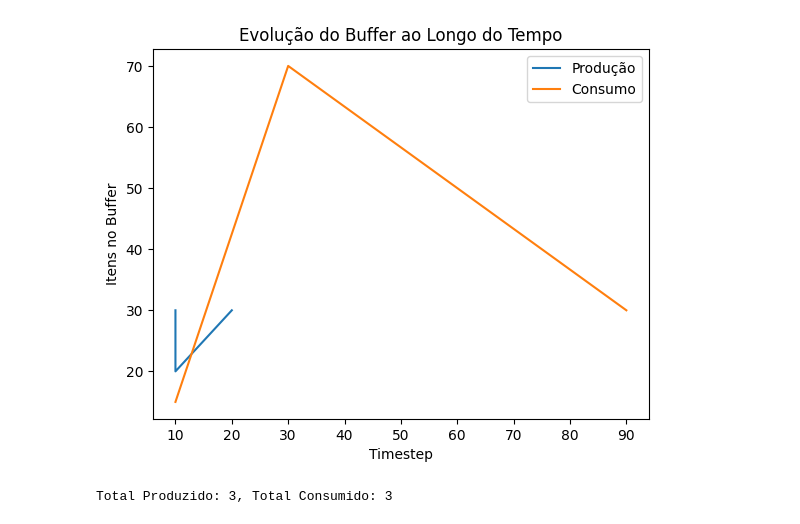
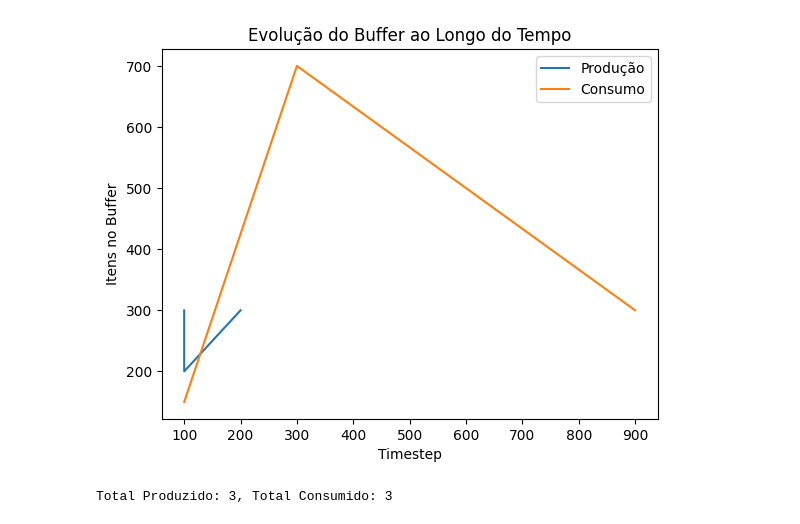
Before and after one commit to JoaoHenrique32/Miniprojeto2_SD, a Jupyter notebook: analysis.ipynb, the cells around one changed output. Drawn from its saved outputs; the diff is of its cells as text; code cells hidden in the pictures.

```diff
--- a/analysis.ipynb
+++ b/analysis.ipynb
@@ -1,28 +1,28 @@
 # %%
 import pandas as pd
 import matplotlib.pyplot as plt
 
 # Exemplo de carregamento dos logs da simulação
-production_log = [(10, 50, 30), (10, 90, 20), (20, 10, 30)]  # Substituir pelos logs reais
-consumption_log = [(10, 30, 15), (30, 50, 70), (90, 80, 30)]  # Substituir pelos logs reais
+production_log = [(100, 500, 300), (100, 900, 200), (200, 100, 300)]  # Substituir pelos logs reais
+consumption_log = [(100, 300, 150), (300, 500, 700), (900, 800, 300)]  # Substituir pelos logs reais
 
 # Criação de DataFrames
 prod_df = pd.DataFrame(production_log, columns=["Timestep", "ProducerID", "BufferOccupancy"])
 cons_df = pd.DataFrame(consumption_log, columns=["Timestep", "ConsumerID", "BufferOccupancy"])
 
 # Gráficos
 plt.plot(prod_df["Timestep"], prod_df["BufferOccupancy"], label="Produção")
 plt.plot(cons_df["Timestep"], cons_df["BufferOccupancy"], label="Consumo")
 plt.xlabel("Timestep")
 plt.ylabel("Itens no Buffer")
 plt.title("Evolução do Buffer ao Longo do Tempo")
 plt.legend()
 plt.show()
 
 # Análise
 prod_total = len(prod_df)
 cons_total = len(cons_df)
 print(f"Total Produzido: {prod_total}, Total Consumido: {cons_total}")
 # %% [output]
-[figure, old version]
+[figure, new version]
 Total Produzido: 3, Total Consumido: 3
```
Also changed, not shown: 2 other files.
